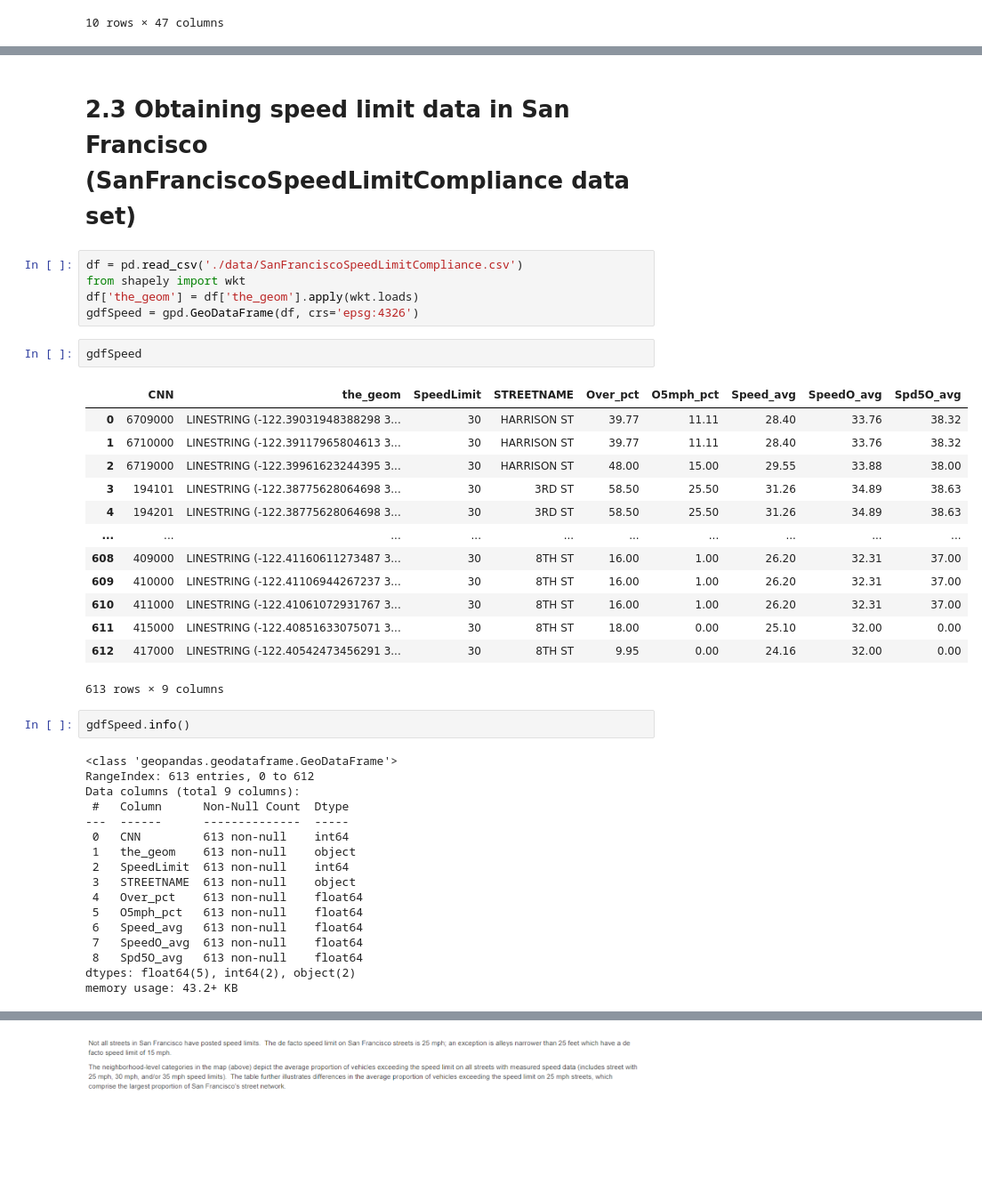
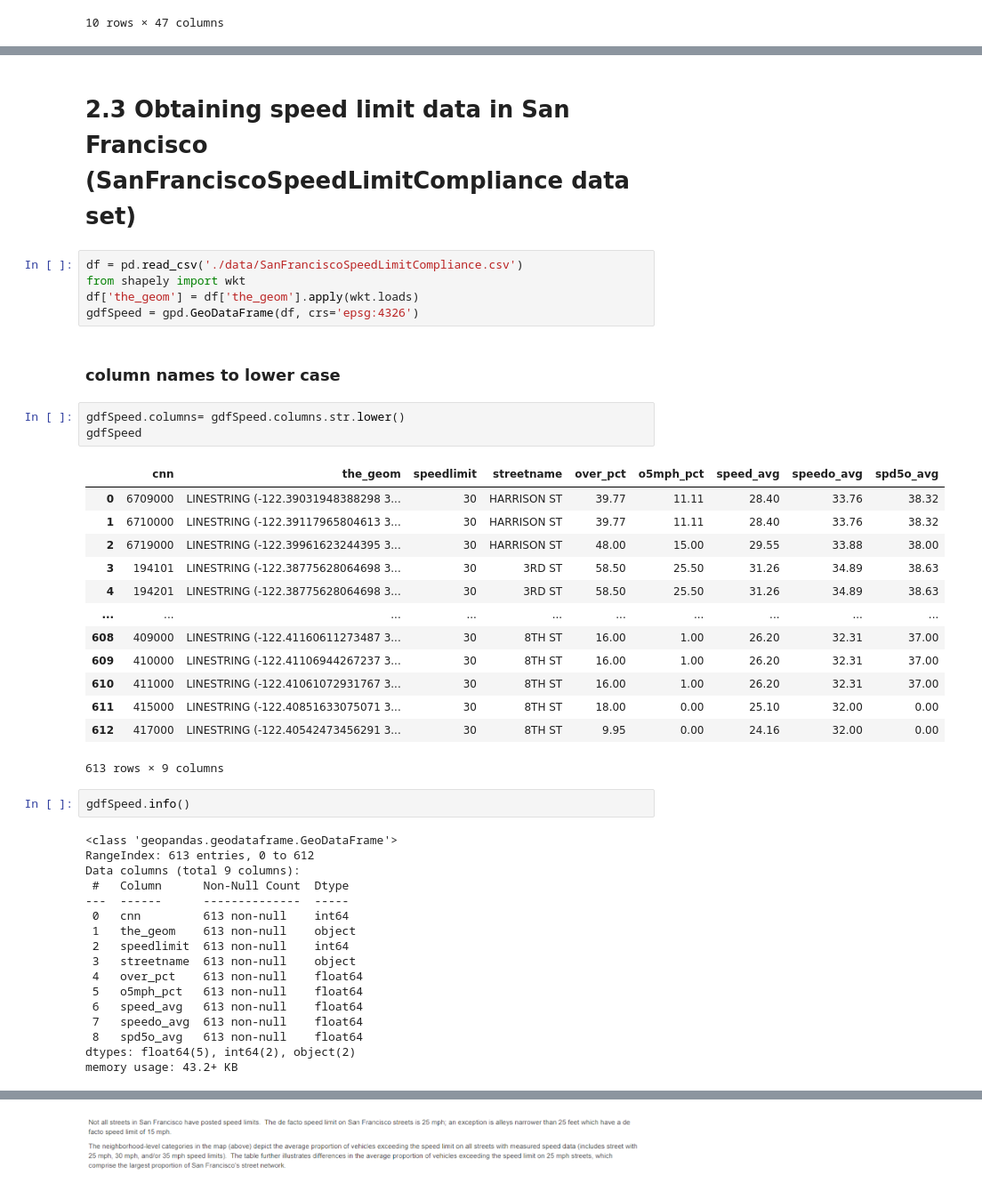
Before and after one commit to YgLK/data_engineering, a Jupyter notebook: 2.Data processing.ipynb, the cells around one changed output, grey strips where cells are left out. Shown at 89% size. Saved outputs shown, nothing was run; the diff lists cells and outputs as text; blank space fills up the shorter version.

```diff
--- a/2.Data processing.ipynb
+++ b/2.Data processing.ipynb
@@ -356,14 +459,17 @@ osmnx_data.head(10)
 # %% [markdown]
-# 2.3 Obtaining speed limit data in San Francisco (SanFranciscoSpeedLimitCompliance data set)
+# <a name="2_3"></a> 2.3 Obtaining speed limit data in San Francisco (SanFranciscoSpeedLimitCompliance data set)
 # %%
 df = pd.read_csv('./data/SanFranciscoSpeedLimitCompliance.csv')
 from shapely import wkt
 df['the_geom'] = df['the_geom'].apply(wkt.loads)
 gdfSpeed = gpd.GeoDataFrame(df, crs='epsg:4326')
+# %% [markdown]
+### column names to lower case
 # %%
+gdfSpeed.columns= gdfSpeed.columns.str.lower()
 gdfSpeed
 # %% [output]
-|  | CNN | the_geom | SpeedLimit | STREETNAME | Over_pct | O5mph_pct | Speed_avg | SpeedO_avg | Spd5O_avg |
+|  | cnn | the_geom | speedlimit | streetname | over_pct | o5mph_pct | speed_avg | speedo_avg | spd5o_avg |
 | 0 | 6709000 | LINESTRING (-122.39031948388298 3... | 30 | HARRISON ST | 39.77 | 11.11 | 28.40 | 33.76 | 38.32 |
 | 1 | 6710000 | LINESTRING (-122.39117965804613 3... | 30 | HARRISON ST | 39.77 | 11.11 | 28.40 | 33.76 | 38.32 |
 | 2 | 6719000 | LINESTRING (-122.39961623244395 3... | 30 | HARRISON ST | 48.00 | 15.00 | 29.55 | 33.88 | 38.00 |
@@ -384,15 +490,15 @@ RangeIndex: 613 entries, 0 to 612
 Data columns (total 9 columns):
  #   Column      Non-Null Count  Dtype
 ---  ------      --------------  -----
- 0   CNN         613 non-null    int64
+ 0   cnn         613 non-null    int64
  1   the_geom    613 non-null    object
- 2   SpeedLimit  613 non-null    int64
- 3   STREETNAME  613 non-null    object
- 4   Over_pct    613 non-null    float64
- 5   O5mph_pct   613 non-null    float64
- 6   Speed_avg   613 non-null    float64
- 7   SpeedO_avg  613 non-null    float64
- 8   Spd5O_avg   613 non-null    float64
+ 2   speedlimit  613 non-null    int64
+ 3   streetname  613 non-null    object
+ 4   over_pct    613 non-null    float64
+ 5   o5mph_pct   613 non-null    float64
+ 6   speed_avg   613 non-null    float64
+ 7   speedo_avg  613 non-null    float64
+ 8   spd5o_avg   613 non-null    float64
 dtypes: float64(5), int64(2), object(2)
 memory usage: 43.2+ KB
 # %% [markdown]
```
Also changed, not shown: parts of 92 cells of this notebook.
